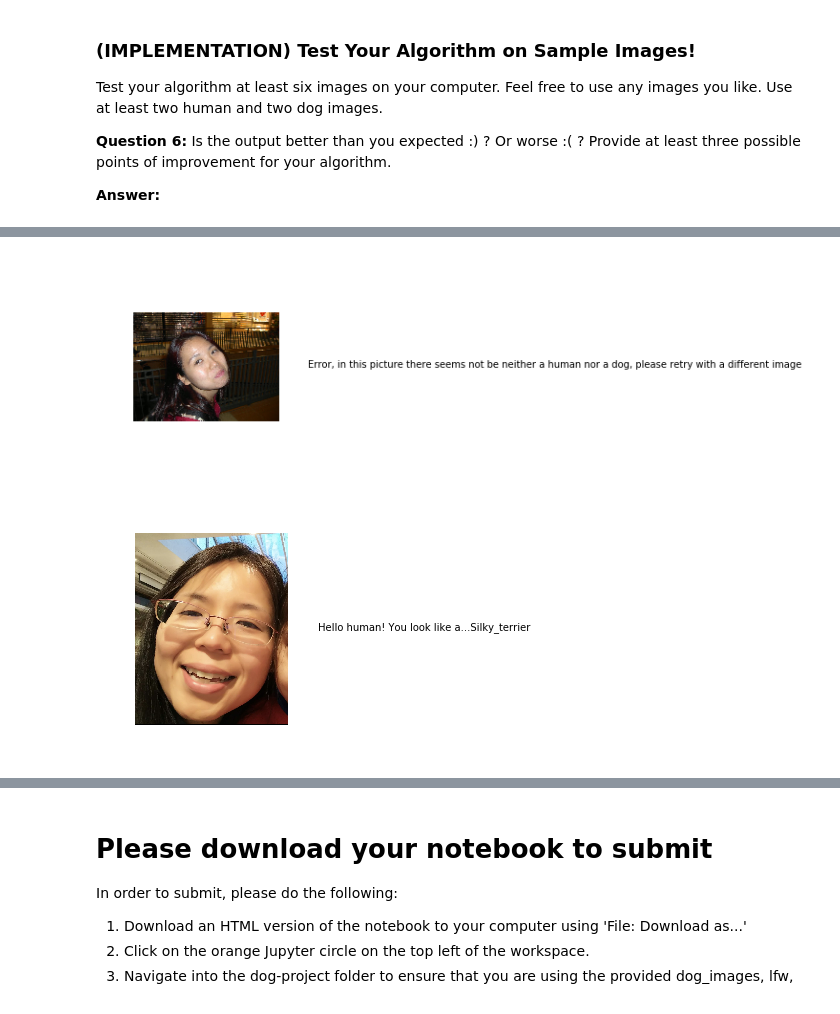
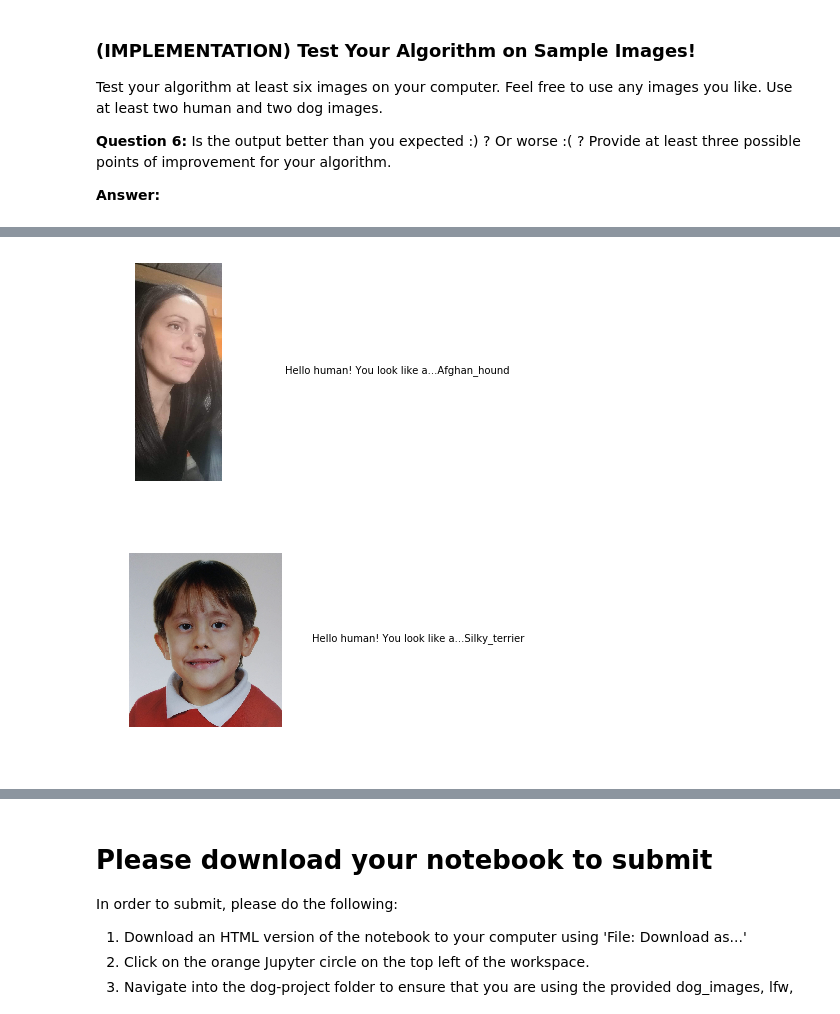
Before and after one commit to gromag/Dog-Breed-Predictor, a Jupyter notebook: dog_app.ipynb, the cells around one changed output, grey strips where cells are left out. Cells and saved outputs as stored; diff of their text form; code cells hidden in the pictures.

```diff
--- a/dog_app.ipynb
+++ b/dog_app.ipynb
@@ -676,7 +704,7 @@ Train your model in the code cell below.  Use model checkpointing to save the mo
 You are welcome to [augment the training data](https://blog.keras.io/building-powerful-image-classification-models-using-very-little-data.html), but this is not a requirement.
 # %%
 ### TODO: Train the model.
-Resnet50_checkpointer = ModelCheckpoint(filepath='saved_models/weights.best.Resnet50-3.hdf5',
+Resnet50_checkpointer = ModelCheckpoint(filepath='saved_models/weights.best.Resnet50-4.hdf5',
                                verbose=1, save_best_only=True)
 
 Resnet50_model.fit(train_Resnet50, train_targets,
@@ -847,8 +882,8 @@ humandog_detector.inspect_image('uploaded_images/Syd.jpg')
 # %%
-humandog_detector.inspect_image('uploaded_images/Asami2.JPG')
+humandog_detector.inspect_image('uploaded_images/Eva.jpg')
 # %% [output]
-[figure, old version]
+[figure, new version]
 # %%
-humandog_detector.inspect_image('uploaded_images/Asami3.png')
+humandog_detector.inspect_image('uploaded_images/Lucas-2.png')
 # %% [output]
-[figure, old version]
+[figure, new version]
```
Also changed, not shown: parts of 26 cells of this notebook, 12 other files.
